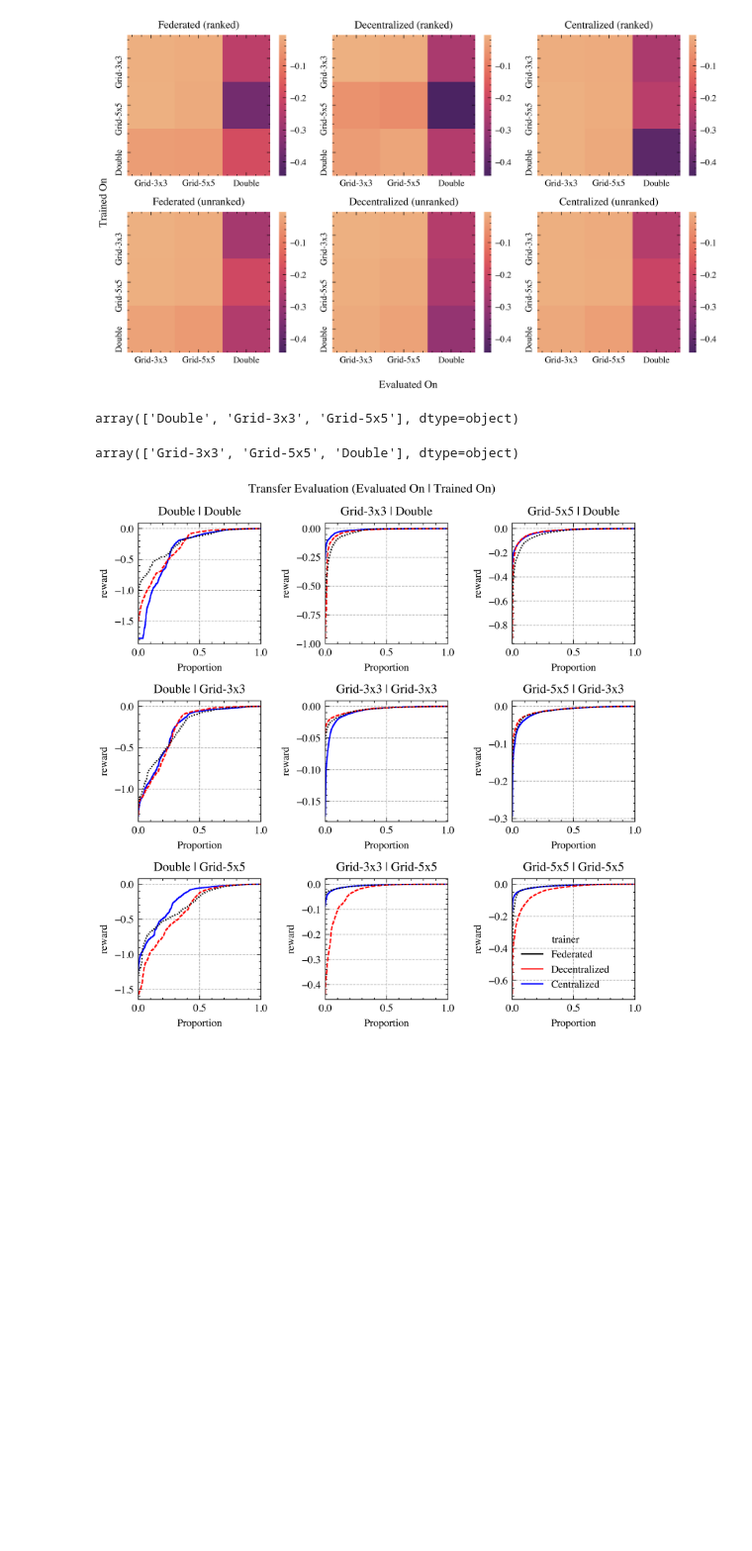
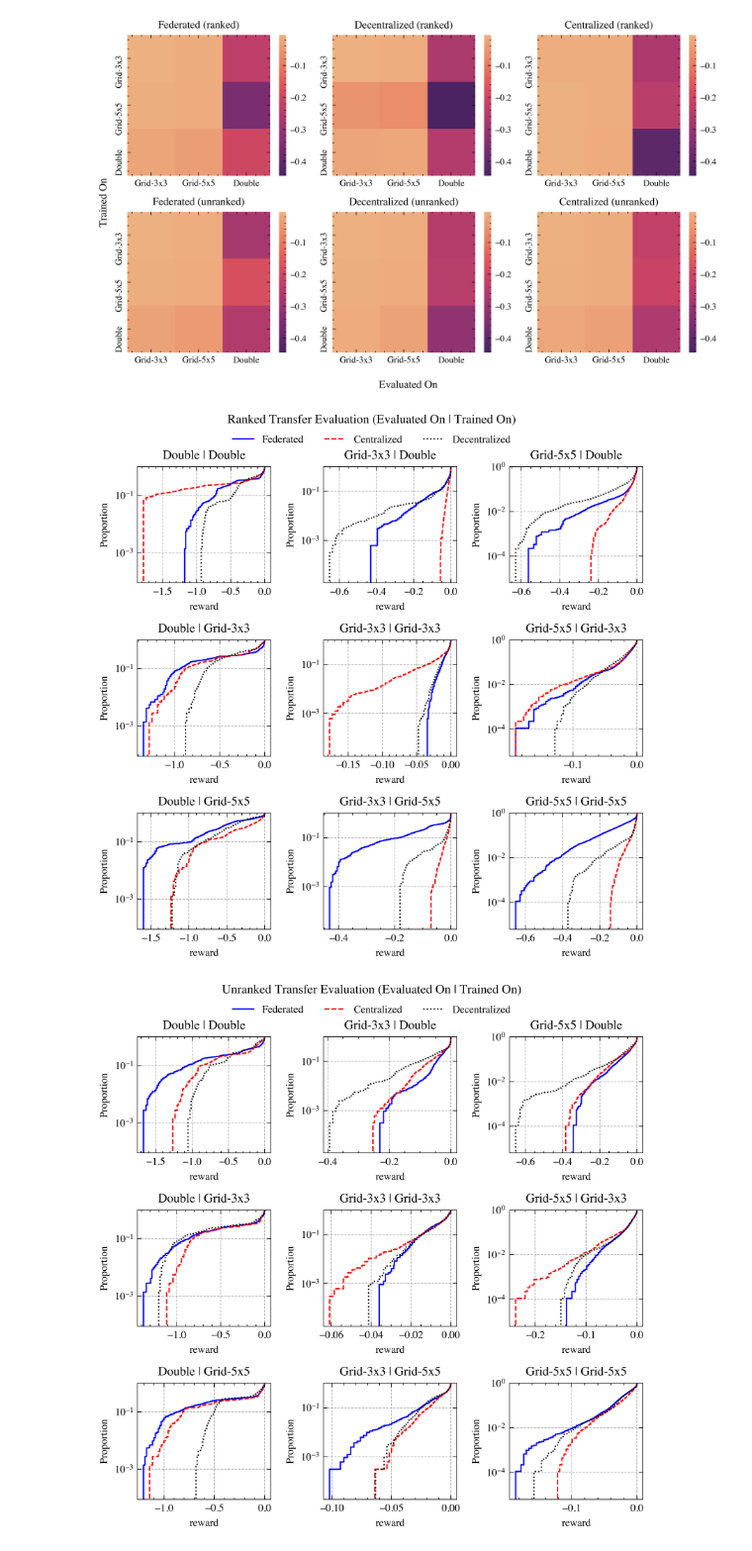
Before and after one commit to nathaniel-hudson/SUMO-FedRL, a Jupyter notebook: notebooks/Experiments Analysis.ipynb, the cells around one changed output. Shown at 99% size. Saved outputs shown, nothing was run; the diff lists cells and outputs as text; code cells hidden in the pictures; blank space fills up the shorter version.

```diff
--- a/notebooks/Experiments Analysis.ipynb
+++ b/notebooks/Experiments Analysis.ipynb
@@ -1,4 +1,5 @@
 # %%
+import matplotlib as mpl
 import matplotlib.pyplot as plt
 import numpy as np
 import pandas as pd
@@ -7,6 +8,8 @@ from os.path import join
 
 plt.style.use(['science', 'ieee', 'no-latex'])
 major, minor = 5.0, 3.0
+
+HUE_ORDER = ["Federated", "Centralized", "Decentralized"]
 # %%
 rewards_df = pd.read_csv(join("..", "out", "experiments", "digital", "rewards.csv"))
 rewards_df["trainer_intersection"].replace({
@@ -15,9 +18,9 @@ rewards_df["trainer_intersection"].replace({
     "double": "Double"
 }, inplace=True)
 rewards_df["netfile"].replace({
-    "grid_3x3": "Grid-3x3",
-    "grid_5x5": "Grid-5x5",
-    "double_loop": "Double"
+    "grid-3x3": "Grid-3x3",
+    "grid-5x5": "Grid-5x5",
+    "double": "Double"
 }, inplace=True)
 rewards_df["trainer"].replace({
     "FedRL": "Federated",
@@ -123,39 +109,35 @@ plt.tight_layout()
 plt.show()
 # %% [output]
 [figure]
-# %%
-rewards_df["trainer_intersection"].unique()
-# %% [output]
-array(['Double', 'Grid-3x3', 'Grid-5x5'], dtype=object)
-# %%
-rewards_df["netfile"].unique()
-# %% [output]
-array(['Grid-3x3', 'Grid-5x5', 'Double'], dtype=object)
 # %%
 netfiles = ["Double", "Grid-3x3", "Grid-5x5"]
 
-fig, ax = plt.subplots(nrows=len(netfiles), ncols=len(netfiles), figsize=(6, 6))
-for row, trained_on in enumerate(netfiles):
-    for col, eval_on in enumerate(netfiles):
-        q = f"trainer_intersection == '{trained_on}' and netfile == '{eval_on}'"
-        sns.ecdfplot(
-            data=rewards_df.query(q),
-            y="reward",
-            hue="trainer",
-            ax=ax[row, col],
-            # multiple="stack",
-            # legend=False,
-        ).set(yscale="linear")
-        ax[row, col].set_title(f"{eval_on} | {trained_on}")
-        ax[row, col].grid(which="major", linestyle="--")
-        # handles, labels = ax[row, col].get_legend_handles_labels()
-        # print(handles, labels)
-        if not (row == len(netfiles) - 1 and col == len(netfiles) - 1):
+for ranked in ["ranked", "unranked"]:
+    fig, ax = plt.subplots(nrows=len(netfiles), ncols=len(netfiles), figsize=(6, 6))
+    for row, trained_on in enumerate(netfiles):
+        for col, eval_on in enumerate(netfiles):
+            q = f"trainer_intersection == '{trained_on}' and netfile == '{eval_on}' and trainer_ranked == '{ranked}'"
+            sns.ecdfplot(
+                data=rewards_df.query(q),
+                x="reward",
+                hue="trainer",
+                hue_order=HUE_ORDER,
+                ax=ax[row, col],
+                # multiple="stack",
+                # legend=False,
+            ).set(yscale="log")
+            ax[row, col].set_title(f"{eval_on} | {trained_on}")
+            ax[row, col].grid(which="major", linestyle="--")
             ax[row, col].get_legend().remove()
+            children = ax[row, col].get_children()
 
-# fig.legend(handles, labels, frameon=False, ncol=3, loc="upper center", bbox_to_anchor=(0.5, 1.05))
-plt.suptitle("Transfer Evaluation (Evaluated On | Trained On)")
-plt.tight_layout()
-plt.show()
+    handles = [child for child in children if isinstance(child, mpl.lines.Line2D)]
+    labels = HUE_ORDER.copy()
+    fig.legend(handles, labels, frameon=False, ncol=3, loc="upper center",
+               bbox_to_anchor=(0.5, 0.96))
+    plt.suptitle(f"{ranked.title()} Transfer Evaluation (Evaluated On | Trained On)\n")
+    plt.tight_layout()
+    plt.show()
 # %% [output]
-[figure, old version]
+[figure, new version]
+[figure, added]
```
Also changed, not shown: parts of 4 cells of this notebook, 7 other files.
